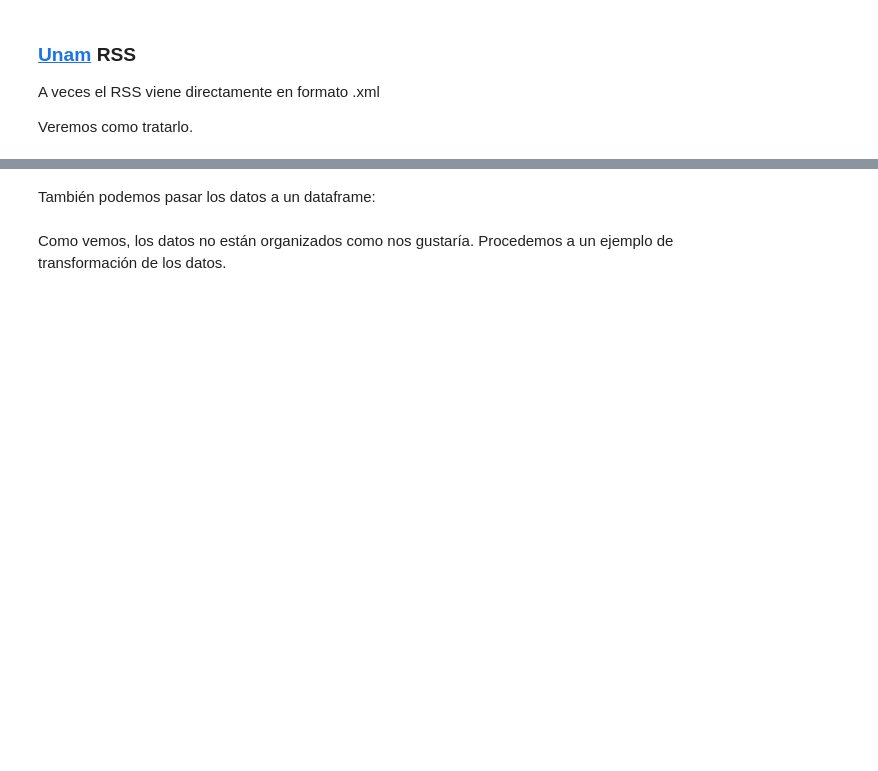
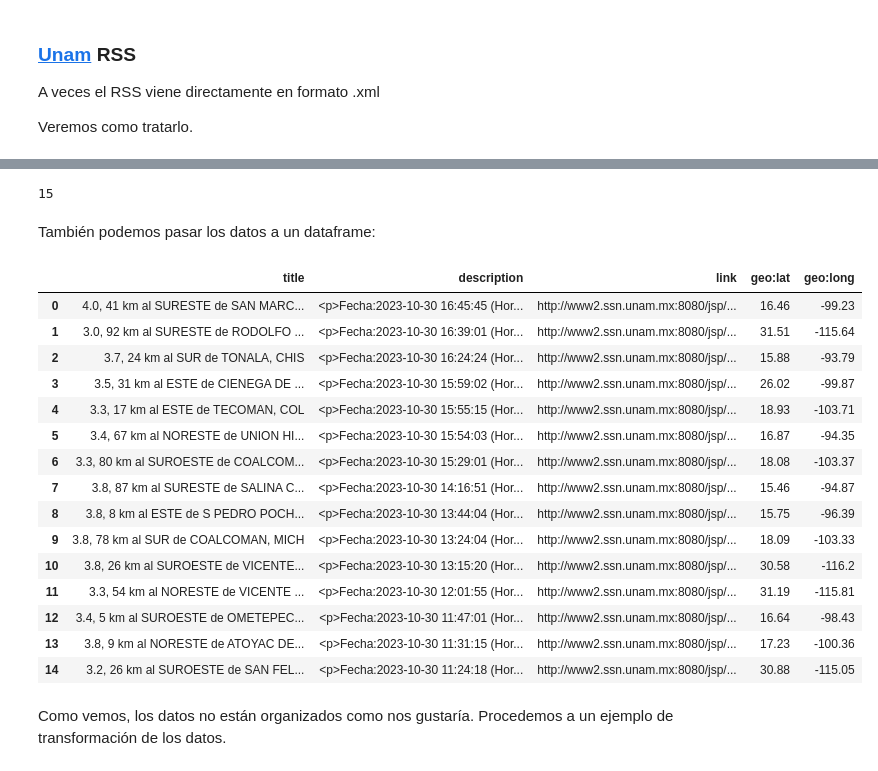
Before and after one commit to Ironhack-Data-Madrid-Octubre-2023/apuntes_clase, a Jupyter notebook: semana_4/2.1 - RSS.ipynb, the cells around one changed output, grey strips where cells are left out. Drawn from its saved outputs; the diff is of its cells as text; code cells hidden in the pictures; blank space fills up the shorter version.

```diff
--- a/semana_4/2.1 - RSS.ipynb
+++ b/semana_4/2.1 - RSS.ipynb
@@ -37,0 +109,6 @@ Veremos como tratarlo.
+# %%
+url = 'http://www.ssn.unam.mx/rss/ultimos-sismos.xml'
+# %%
+data = req.get(url).text
+
+unam = xmltodict.parse(data)
@@ -38,2 +127,6 @@ Veremos como tratarlo.
+# %%
+len(unam['rss']['channel']['item'])
+# %% [output]
+15
 # %% [markdown]
 También podemos pasar los datos a un dataframe:
@@ -40,3 +135,22 @@ También podemos pasar los datos a un dataframe:
+# %%
+pd.DataFrame(unam['rss']['channel']['item'])
+# %% [output]
+|  | title | description | link | geo:lat | geo:long |
+| 0 | 4.0, 41 km al SURESTE de SAN MARC... | <p>Fecha:2023-10-30 16:45:45 (Hor... | http://www2.ssn.unam.mx:8080/jsp/... | 16.46 | -99.23 |
+| 1 | 3.0, 92 km al SURESTE de RODOLFO ... | <p>Fecha:2023-10-30 16:39:01 (Hor... | http://www2.ssn.unam.mx:8080/jsp/... | 31.51 | -115.64 |
+| 2 | 3.7, 24 km al SUR de TONALA, CHIS | <p>Fecha:2023-10-30 16:24:24 (Hor... | http://www2.ssn.unam.mx:8080/jsp/... | 15.88 | -93.79 |
+| 3 | 3.5, 31 km al ESTE de CIENEGA DE ... | <p>Fecha:2023-10-30 15:59:02 (Hor... | http://www2.ssn.unam.mx:8080/jsp/... | 26.02 | -99.87 |
+| 4 | 3.3, 17 km al ESTE de TECOMAN, COL | <p>Fecha:2023-10-30 15:55:15 (Hor... | http://www2.ssn.unam.mx:8080/jsp/... | 18.93 | -103.71 |
+| 5 | 3.4, 67 km al NORESTE de UNION HI... | <p>Fecha:2023-10-30 15:54:03 (Hor... | http://www2.ssn.unam.mx:8080/jsp/... | 16.87 | -94.35 |
+| 6 | 3.3, 80 km al SUROESTE de COALCOM... | <p>Fecha:2023-10-30 15:29:01 (Hor... | http://www2.ssn.unam.mx:8080/jsp/... | 18.08 | -103.37 |
+| 7 | 3.8, 87 km al SURESTE de SALINA C... | <p>Fecha:2023-10-30 14:16:51 (Hor... | http://www2.ssn.unam.mx:8080/jsp/... | 15.46 | -94.87 |
+| 8 | 3.8, 8 km al ESTE de S PEDRO POCH... | <p>Fecha:2023-10-30 13:44:04 (Hor... | http://www2.ssn.unam.mx:8080/jsp/... | 15.75 | -96.39 |
+| 9 | 3.8, 78 km al SUR de COALCOMAN, MICH | <p>Fecha:2023-10-30 13:24:04 (Hor... | http://www2.ssn.unam.mx:8080/jsp/... | 18.09 | -103.33 |
+| 10 | 3.8, 26 km al SUROESTE de VICENTE... | <p>Fecha:2023-10-30 13:15:20 (Hor... | http://www2.ssn.unam.mx:8080/jsp/... | 30.58 | -116.2 |
+| 11 | 3.3, 54 km al NORESTE de VICENTE ... | <p>Fecha:2023-10-30 12:01:55 (Hor... | http://www2.ssn.unam.mx:8080/jsp/... | 31.19 | -115.81 |
+| 12 | 3.4, 5 km al SUROESTE de OMETEPEC... | <p>Fecha:2023-10-30 11:47:01 (Hor... | http://www2.ssn.unam.mx:8080/jsp/... | 16.64 | -98.43 |
+| 13 | 3.8, 9 km al NORESTE de ATOYAC DE... | <p>Fecha:2023-10-30 11:31:15 (Hor... | http://www2.ssn.unam.mx:8080/jsp/... | 17.23 | -100.36 |
+| 14 | 3.2, 26 km al SUROESTE de SAN FEL... | <p>Fecha:2023-10-30 11:24:18 (Hor... | http://www2.ssn.unam.mx:8080/jsp/... | 30.88 | -115.05 |
 # %% [markdown]
 Como vemos, los datos no están organizados como nos gustaría. Procedemos a un ejemplo de transformación de los datos.
 # %% [markdown]
```
Also changed, not shown: parts of 27 cells of this notebook, 1 other file.
